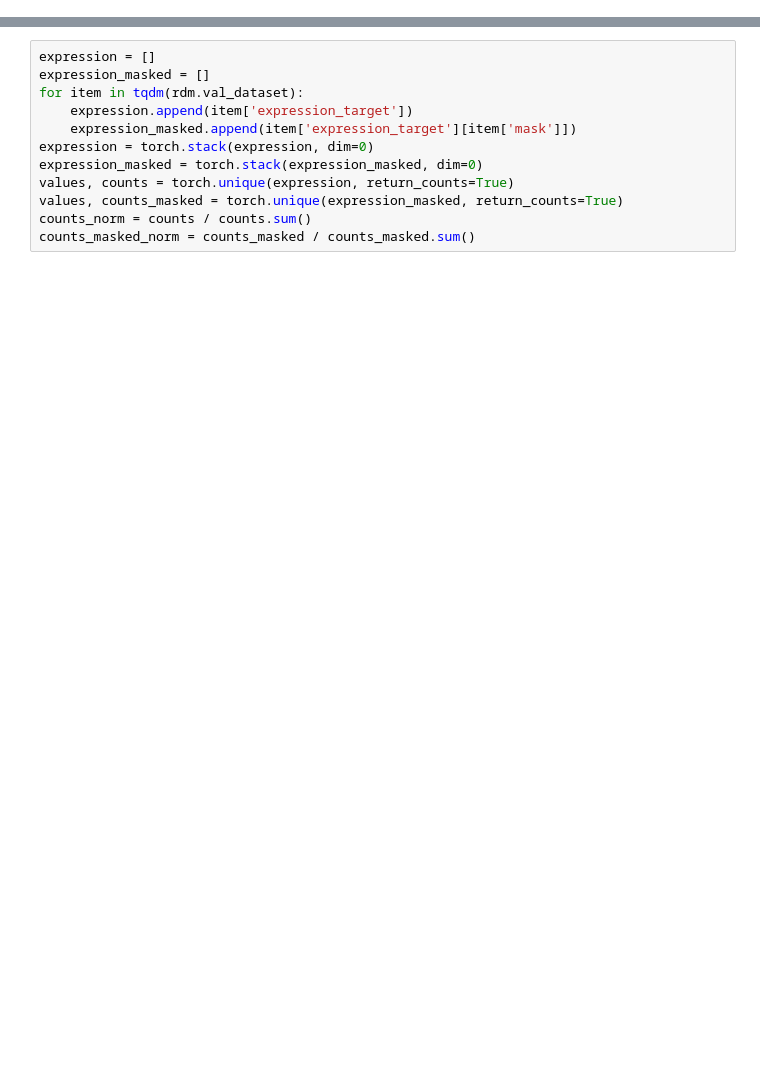
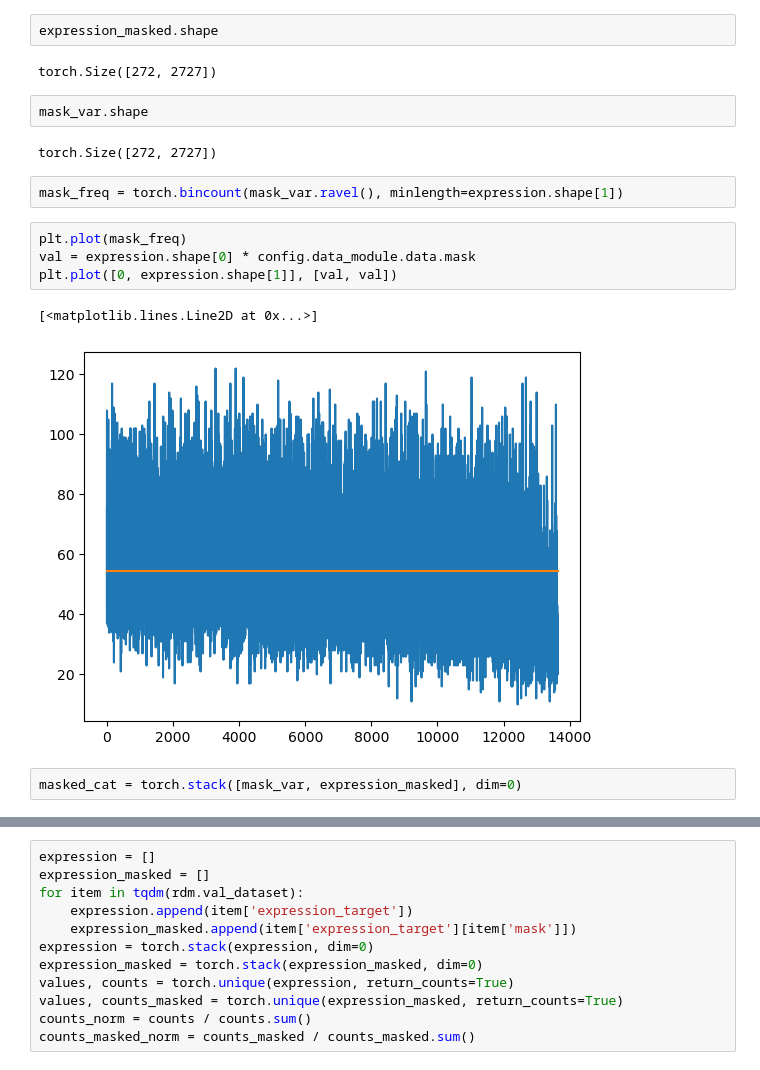
Before and after one commit to sofroniewn/rosa, a Jupyter notebook: notebooks/explore.ipynb, the cells around one changed output, grey strips where cells are left out. Drawn from its saved outputs; the diff is of its cells as text; blank space fills up the shorter version.

```diff
--- a/notebooks/explore.ipynb
+++ b/notebooks/explore.ipynb
@@ -118,0 +115,19 @@ plt.plot(counts_masked_norm)
+# %%
+expression_masked.shape
+# %% [output]
+torch.Size([272, 2727])
+# %%
+mask_var.shape
+# %% [output]
+torch.Size([272, 2727])
+# %%
+mask_freq = torch.bincount(mask_var.ravel(), minlength=expression.shape[1])
+# %%
+plt.plot(mask_freq)
+val = expression.shape[0] * config.data_module.data.mask
+plt.plot([0, expression.shape[1]], [val, val])
+# %% [output]
+[<matplotlib.lines.Line2D at 0x...>]
+[figure, added]
+# %%
+masked_cat = torch.stack([mask_var, expression_masked], dim=0)
```
Also changed, not shown: parts of 50 cells of this notebook, 15 other files.
